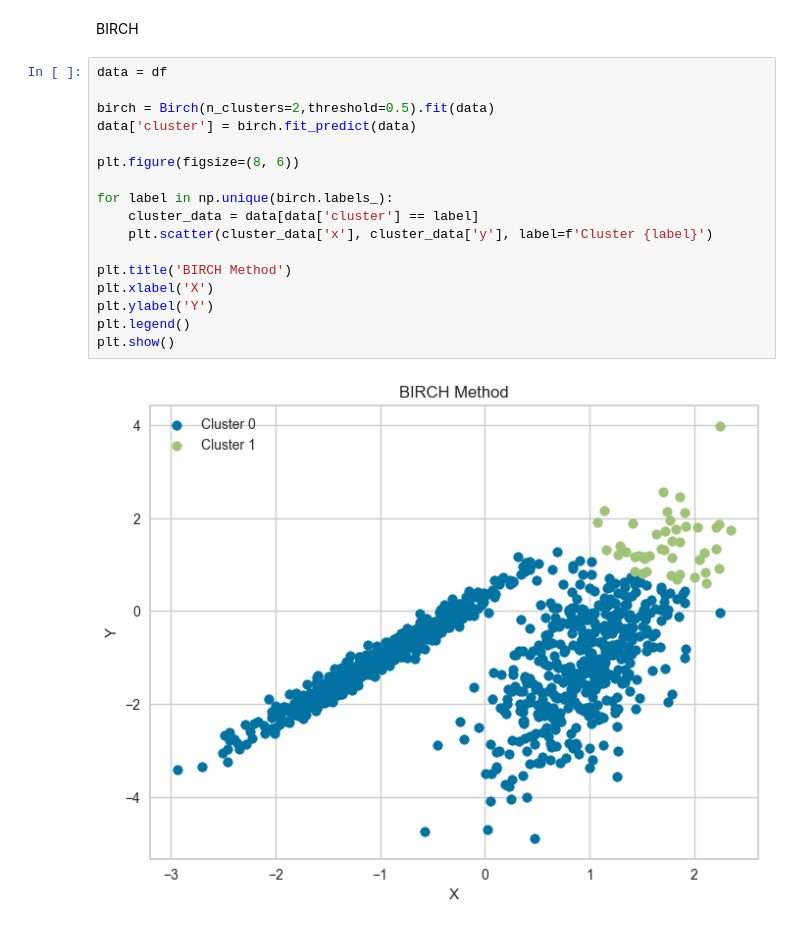
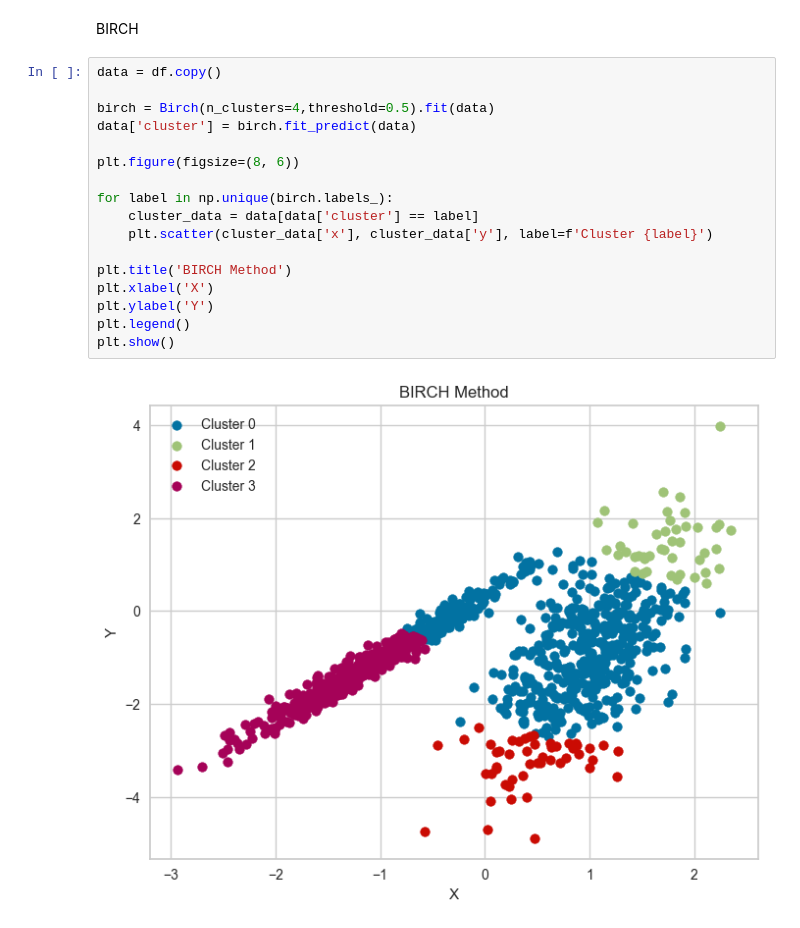
Before and after one commit to Joao-Bornelli/Clusterization, a Jupyter notebook: clusterization.ipynb, the cells around one changed output. Drawn from its saved outputs; the diff is of its cells as text.

```diff
--- a/clusterization.ipynb
+++ b/clusterization.ipynb
@@ -272,21 +243,21 @@ plt.show()
 # %% [markdown]
 BIRCH
 # %%
-data = df
+data = df.copy()
 
-birch = Birch(n_clusters=2,threshold=0.5).fit(data)
+birch = Birch(n_clusters=4,threshold=0.5).fit(data)
 data['cluster'] = birch.fit_predict(data)
 
 plt.figure(figsize=(8, 6))
 
 for label in np.unique(birch.labels_):
     cluster_data = data[data['cluster'] == label]
     plt.scatter(cluster_data['x'], cluster_data['y'], label=f'Cluster {label}')
 
 plt.title('BIRCH Method')
 plt.xlabel('X')
 plt.ylabel('Y')
 plt.legend()
 plt.show()
 # %% [output]
-[figure, old version]
+[figure, new version]
```
Also changed, not shown: parts of 13 cells of this notebook.
